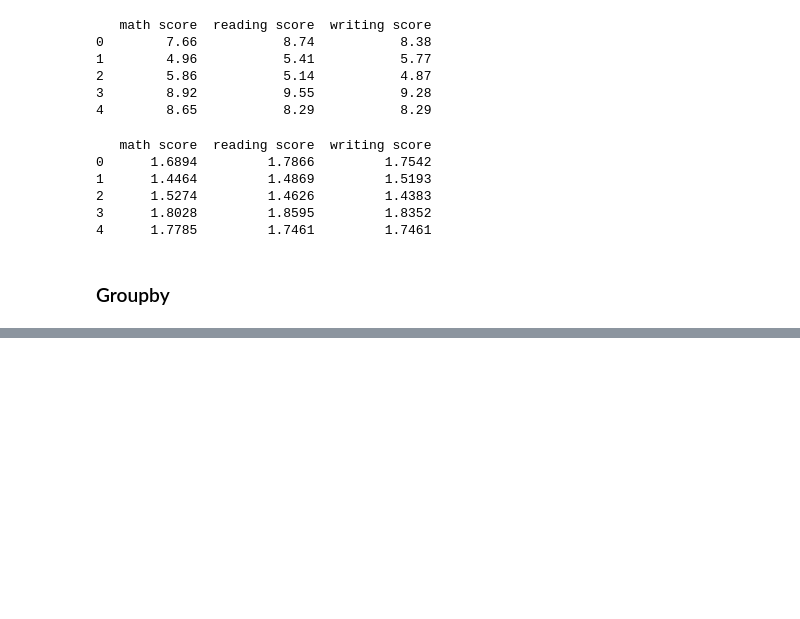
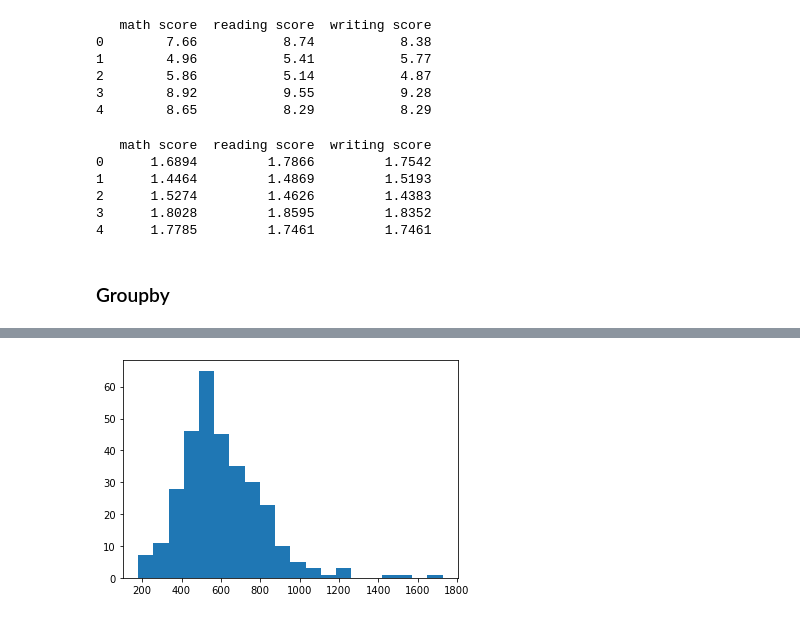
Before and after one commit to bosulliv/datacamp_python, a Jupyter notebook: programming/practice_coding_questions/ch4.ipynb, the cells around one changed output, grey strips where cells are left out. Saved outputs shown, nothing was run; the diff lists cells and outputs as text; code cells hidden in the pictures; blank space fills up the shorter version.

```diff
--- a/programming/practice_coding_questions/ch4.ipynb
+++ b/programming/practice_coding_questions/ch4.ipynb
@@ -282,0 +361,5 @@ fheroes =
+# %%
+plt.hist(retinol['plasma retinol'], bins=20)
+plt.show()
+# %% [output]
+[figure, added]
```
Also changed, not shown: parts of 18 cells of this notebook, 3 other files.
